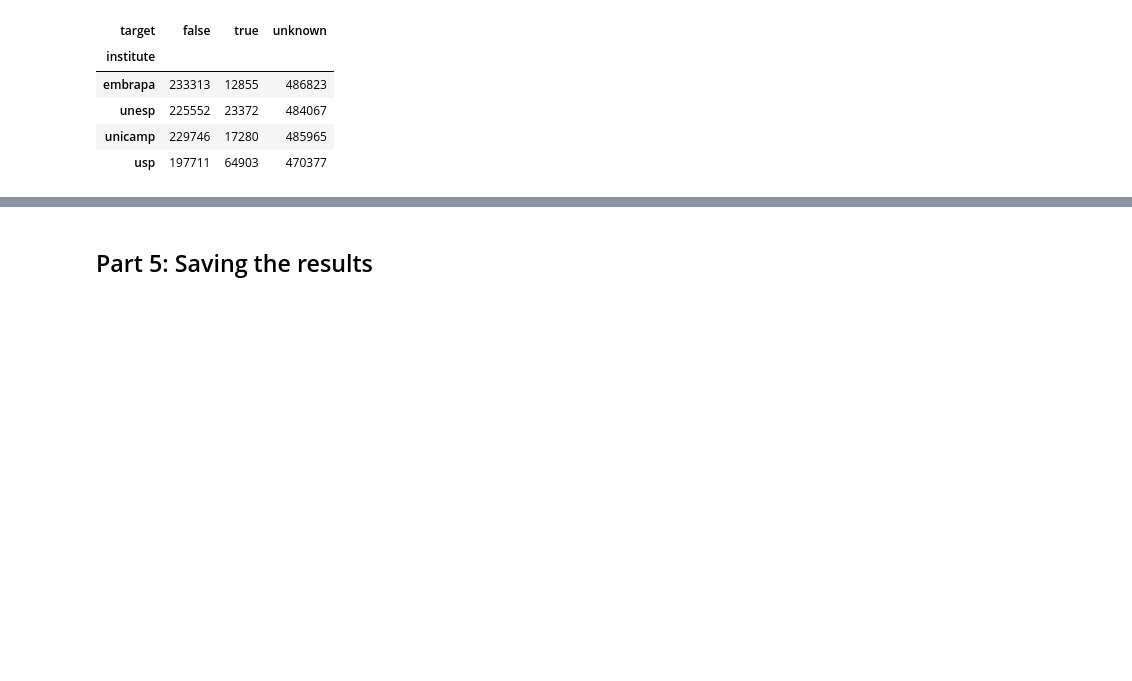
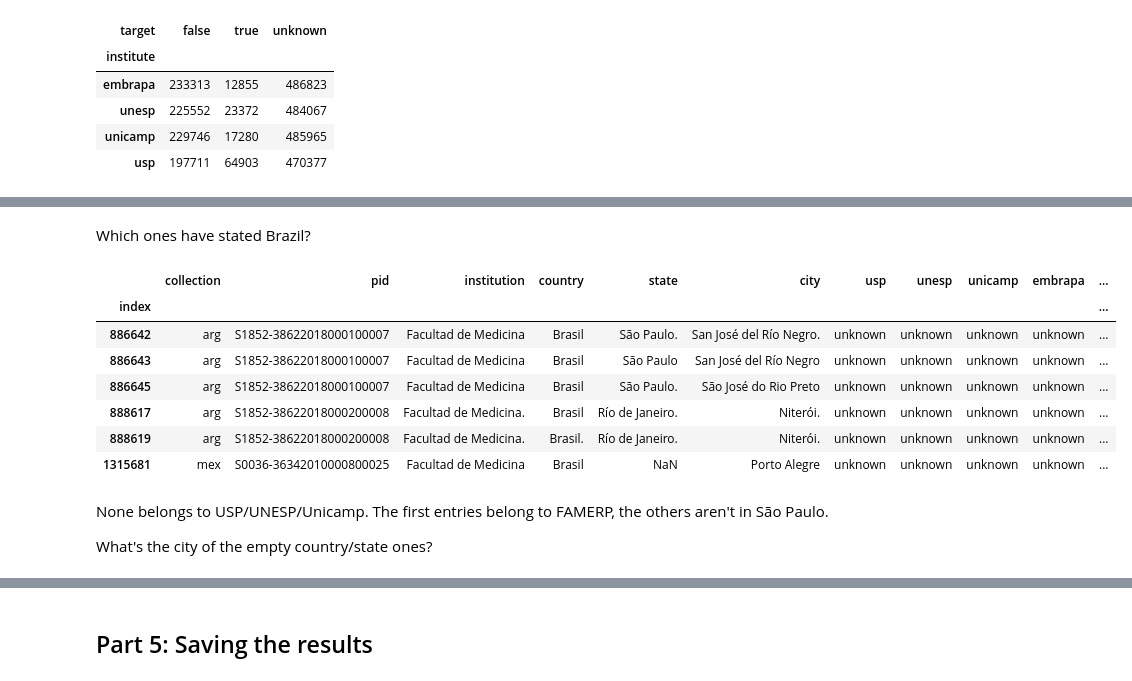
Before and after one commit to scieloorg/normalizations-experiments, a Jupyter notebook: experiments_2019-02_usp_unicamp_unesp_embrapa.ipynb, the cells around one changed output, grey strips where cells are left out. Drawn from its saved outputs; the diff is of its cells as text; code cells hidden in the pictures; blank space fills up the shorter version.

```diff
--- a/experiments_2019-02_usp_unicamp_unesp_embrapa.ipynb
+++ b/experiments_2019-02_usp_unicamp_unesp_embrapa.ipynb
@@ -4993,0 +5618,22 @@ pids2stats(solution2pids(solution))
+# %% [markdown]
+Which ones have stated Brazil?
+# %%
+imt2c4_rows_q[
+    (imt2c4_rows_q["inst"] == "facultad de medicina") &
+    (imt2c4_rows_q["country"].fillna("").str.startswith("Brasil"))
+]
+# %% [output]
+|  | collection | pid | institution | country | state | city | usp | unesp | unicamp | embrapa | ... |
+| index |  |  |  |  |  |  |  |  |  |  | ... |
+| 886642 | arg | S1852-38622018000100007 | Facultad de Medicina | Brasil | São Paulo. | San José del Río Negro. | unknown | unknown | unknown | unknown | ... |
+| 886643 | arg | S1852-38622018000100007 | Facultad de Medicina | Brasil | São Paulo | San José del Río Negro | unknown | unknown | unknown | unknown | ... |
+| 886645 | arg | S1852-38622018000100007 | Facultad de Medicina | Brasil | São Paulo. | São José do Rio Preto | unknown | unknown | unknown | unknown | ... |
+| 888617 | arg | S1852-38622018000200008 | Facultad de Medicina. | Brasil | Río de Janeiro. | Niterói. | unknown | unknown | unknown | unknown | ... |
+| 888619 | arg | S1852-38622018000200008 | Facultad de Medicina. | Brasil. | Río de Janeiro. | Niterói. | unknown | unknown | unknown | unknown | ... |
+| 1315681 | mex | S0036-36342010000800025 | Facultad de Medicina | Brasil | NaN | Porto Alegre | unknown | unknown | unknown | unknown | ... |
+# %% [markdown]
+None belongs to USP/UNESP/Unicamp.
+The first entries belong to FAMERP,
+the others aren't in São Paulo.
+
+What's the city of the empty country/state ones?
```
Also changed, not shown: parts of 70 cells of this notebook.
